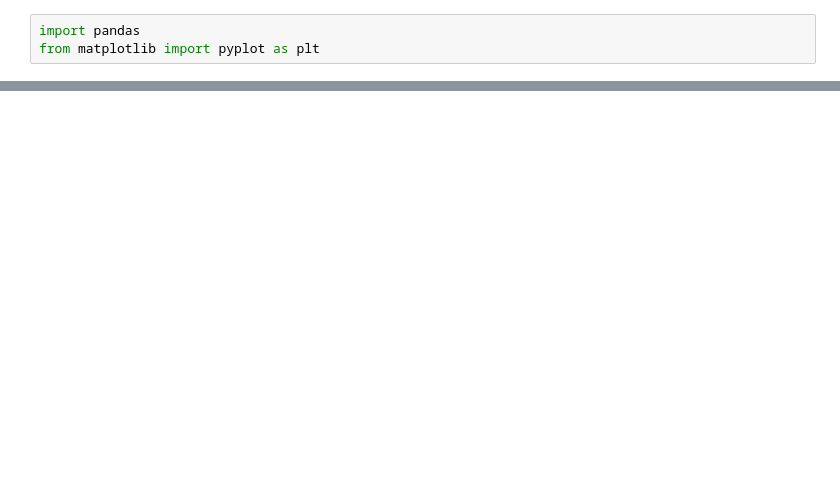
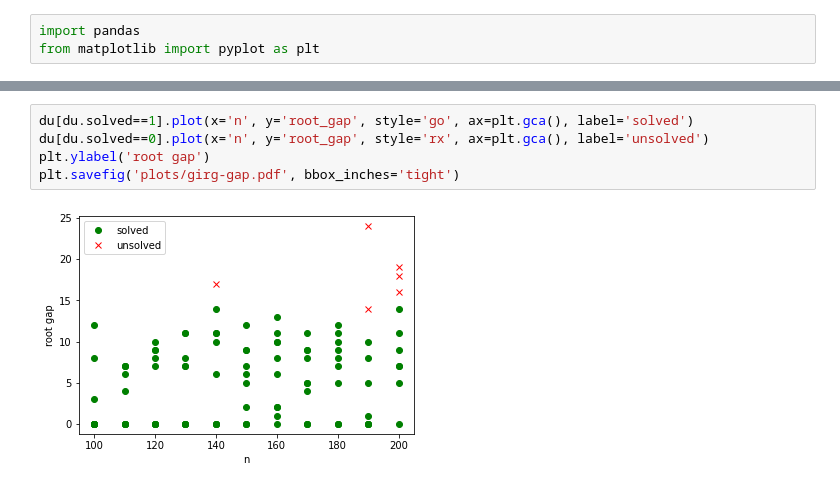
Before and after one commit to kittobi1992/cluster_editing, a Jupyter notebook: experiments-girg.ipynb, the cells around one changed output, grey strips where cells are left out. Drawn from its saved outputs; the diff is of its cells as text; blank space fills up the shorter version.

```diff
--- a/experiments-girg.ipynb
+++ b/experiments-girg.ipynb
@@ -16,0 +18,7 @@ df.describe()
+# %%
+du[du.solved==1].plot(x='n', y='root_gap', style='go', ax=plt.gca(), label='solved')
+du[du.solved==0].plot(x='n', y='root_gap', style='rx', ax=plt.gca(), label='unsolved')
+plt.ylabel('root gap')
+plt.savefig('plots/girg-gap.pdf', bbox_inches='tight')
+# %% [output]
+[figure, added]
```
Also changed, not shown: parts of 5 cells of this notebook, 3 other files.
